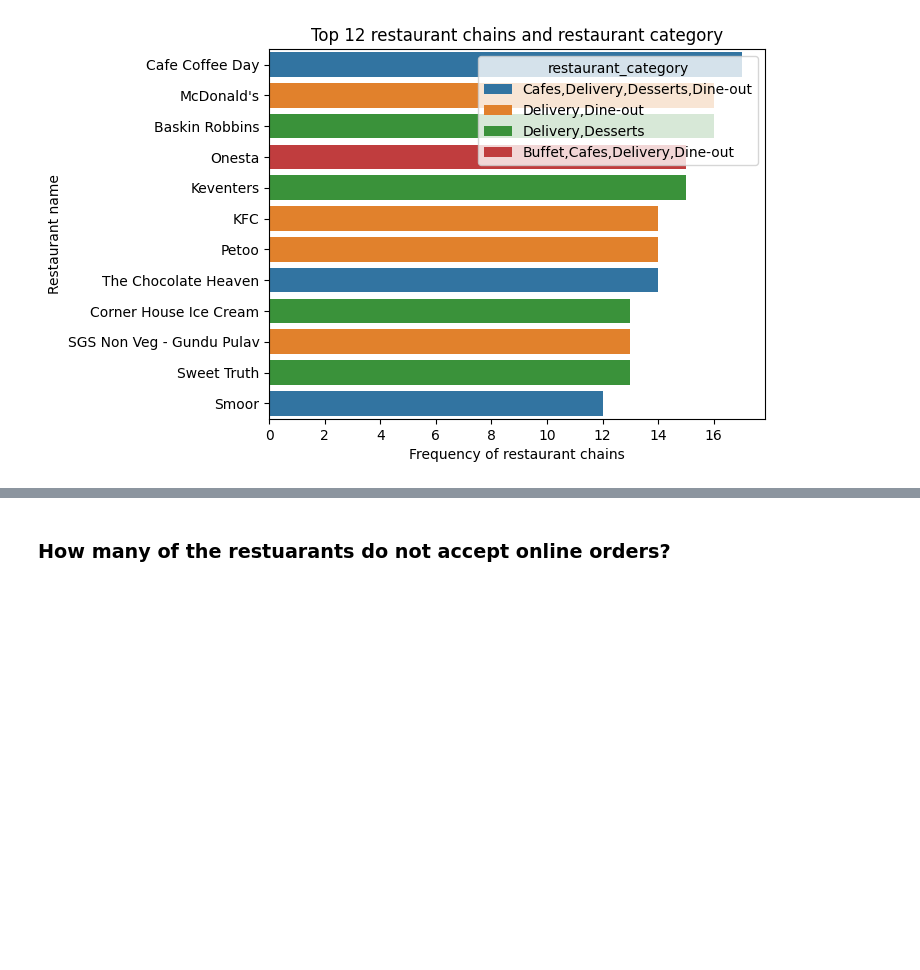
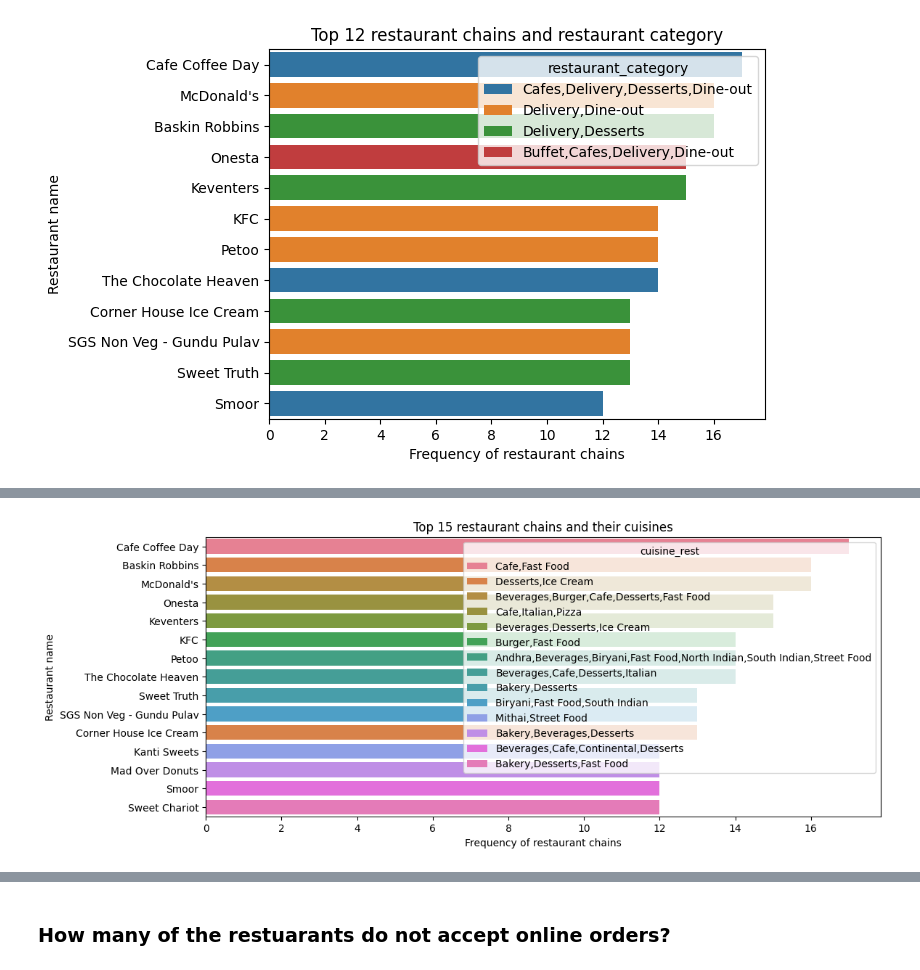
Before and after one commit to Bhuvi128/Bengaluru-Restaurant-Trends-Analysis, a Jupyter notebook: Bengaluru Restaurant Trends Analysis.ipynb, the cells around one changed output, grey strips where cells are left out. Cells and saved outputs as stored; diff of their text form; code cells hidden in the pictures; blank space fills up the shorter version.

```diff
--- a/Bengaluru Restaurant Trends Analysis.ipynb
+++ b/Bengaluru Restaurant Trends Analysis.ipynb
@@ -129,0 +140,14 @@ plt.show()
+# %%
+query = """
+select re.rest_name, count(distinct re.restaurant_id) rest_counts,
+group_concat(distinct cu.cuisines) as cuisine_rest
+from restaurant re left join restaurant_cuisine rc
+on re.restaurant_id = rc.restaurant_id
+left join cuisine cu
+on rc.cuisine_id = cu.cuisine_id
+group by re.rest_name
+order by rest_counts desc
+limit 15;
+"""
+top_15_rest_cuisines = pd.read_sql(query, conn)
+top_15_rest_cuisines.head()
@@ -129,0 +161,3 @@ plt.show()
+# %%
+top_15_rest_cuisines['cuisine_rest'] = top_15_rest_cuisines['cuisine_rest'].str.replace('\r','')
+top_15_rest_cuisines.head()
@@ -129,0 +171,10 @@ plt.show()
+# %%
+# Plot top 15 restaurant chains and their cuisines
+plt.figure(figsize=(12,5))
+sns.barplot(data = top_15_rest_cuisines, x = 'rest_counts', y = 'rest_name', hue = 'cuisine_rest')
+plt.title("Top 15 restaurant chains and their cuisines")
+plt.xlabel("Frequency of restaurant chains")
+plt.ylabel("Restaurant name")
+plt.show()
+# %% [output]
+[figure, added]
```
Also changed, not shown: parts of 12 cells of this notebook, 1 other file.
